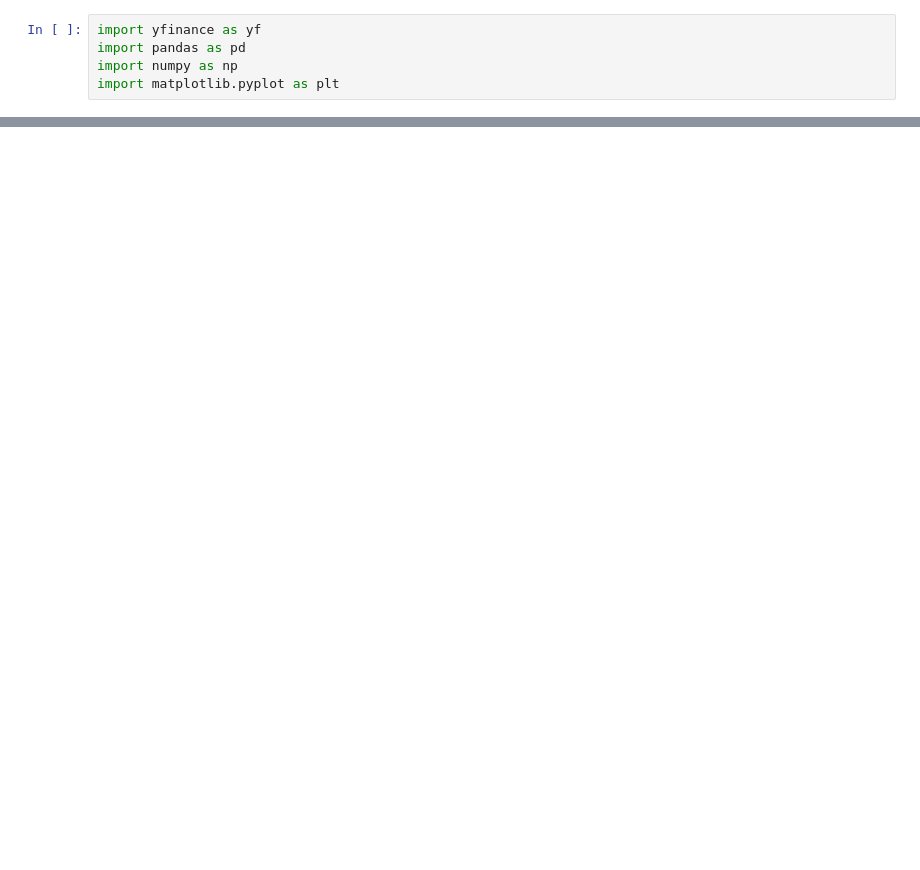
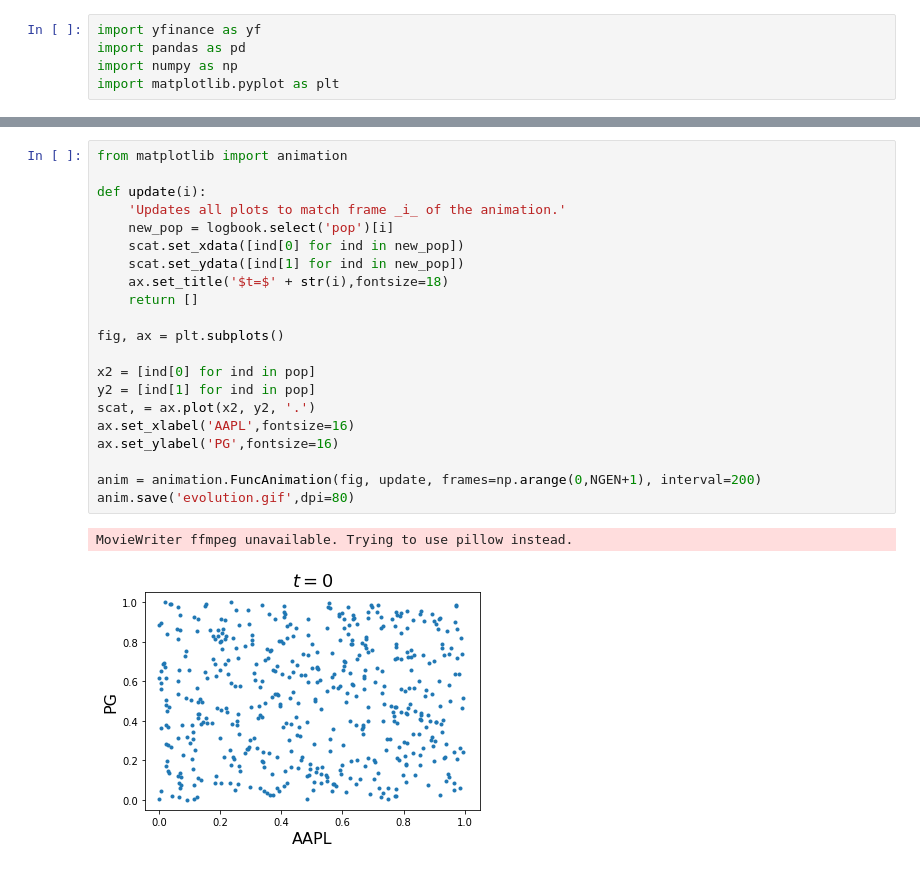
Before and after one commit to mikhailgaerlan/Portfolio-Efficient-Frontier, a Jupyter notebook: Efficient Frontier.ipynb, the cells around one changed output, grey strips where cells are left out. Saved outputs shown, nothing was run; the diff lists cells and outputs as text; blank space fills up the shorter version.

```diff
--- a/Efficient Frontier.ipynb
+++ b/Efficient Frontier.ipynb
@@ -47,0 +211,24 @@ plt.plot(x,y)
+# %%
+from matplotlib import animation
+
+def update(i):
+    'Updates all plots to match frame _i_ of the animation.'
+    new_pop = logbook.select('pop')[i]
+    scat.set_xdata([ind[0] for ind in new_pop])
+    scat.set_ydata([ind[1] for ind in new_pop])
+    ax.set_title('$t=$' + str(i),fontsize=18)
+    return []
+
+fig, ax = plt.subplots()
+
+x2 = [ind[0] for ind in pop]
+y2 = [ind[1] for ind in pop]
+scat, = ax.plot(x2, y2, '.')
+ax.set_xlabel('AAPL',fontsize=16)
+ax.set_ylabel('PG',fontsize=16)
+
+anim = animation.FuncAnimation(fig, update, frames=np.arange(0,NGEN+1), interval=200)
+anim.save('evolution.gif',dpi=80)
+# %% [output]
+MovieWriter ffmpeg unavailable. Trying to use pillow instead.
+[figure, added]
```
Also changed, not shown: parts of 15 cells of this notebook, 3 other files.
